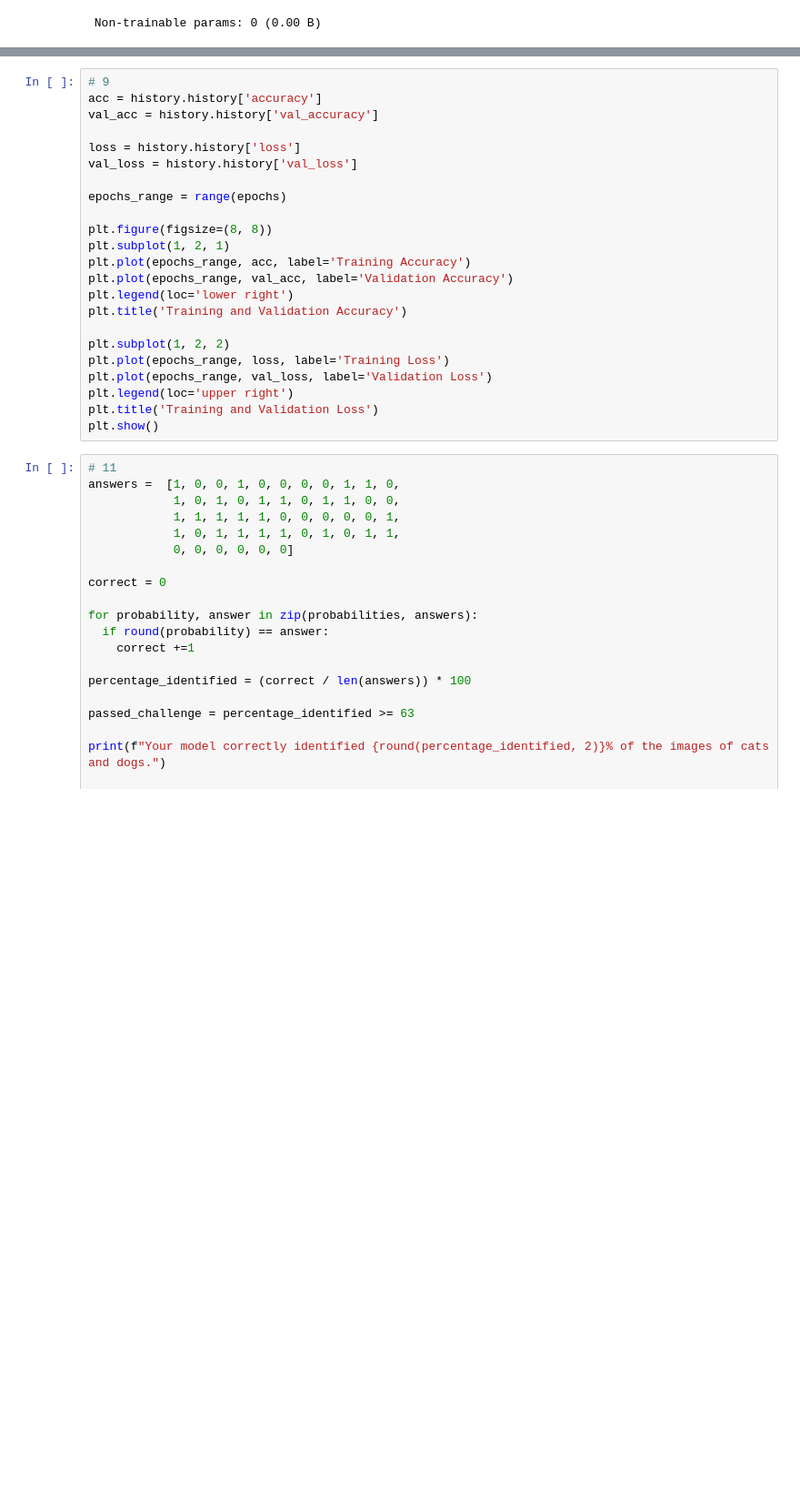
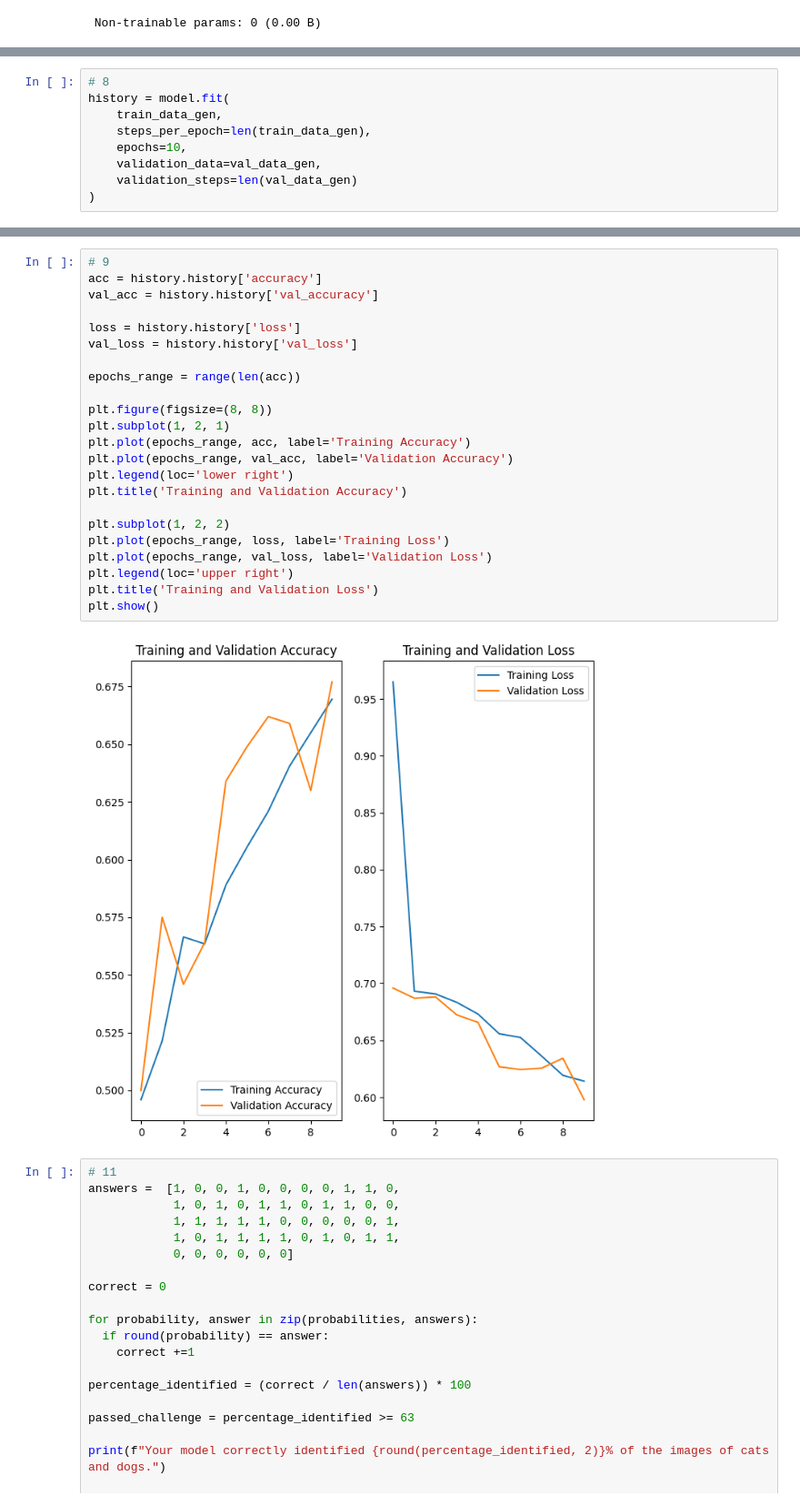
Before and after one commit to NeverSxrrender9/Machine-Learning-with-Python, a Jupyter notebook: fcc_cat_dog.ipynb, the cells around one changed output, grey strips where cells are left out. Shown at 91% size. Drawn from its saved outputs; the diff is of its cells as text; blank space fills up the shorter version.

```diff
--- a/fcc_cat_dog.ipynb
+++ b/fcc_cat_dog.ipynb
@@ -186,0 +184,9 @@ history = None
+# %%
+# 8
+history = model.fit(
+    train_data_gen,
+    steps_per_epoch=len(train_data_gen),
+    epochs=10,
+    validation_data=val_data_gen,
+    validation_steps=len(val_data_gen)
+)
@@ -187,26 +214,28 @@ history = None
 # %%
 # 9
 acc = history.history['accuracy']
 val_acc = history.history['val_accuracy']
 
 loss = history.history['loss']
 val_loss = history.history['val_loss']
 
-epochs_range = range(epochs)
+epochs_range = range(len(acc))
 
 plt.figure(figsize=(8, 8))
 plt.subplot(1, 2, 1)
 plt.plot(epochs_range, acc, label='Training Accuracy')
 plt.plot(epochs_range, val_acc, label='Validation Accuracy')
 plt.legend(loc='lower right')
 plt.title('Training and Validation Accuracy')
 
 plt.subplot(1, 2, 2)
 plt.plot(epochs_range, loss, label='Training Loss')
 plt.plot(epochs_range, val_loss, label='Validation Loss')
 plt.legend(loc='upper right')
 plt.title('Training and Validation Loss')
 plt.show()
+# %% [output]
+[figure, added]
 # %%
 # 11
 answers =  [1, 0, 0, 1, 0, 0, 0, 0, 1, 1, 0,
```
Also changed, not shown: parts of 4 cells of this notebook.
